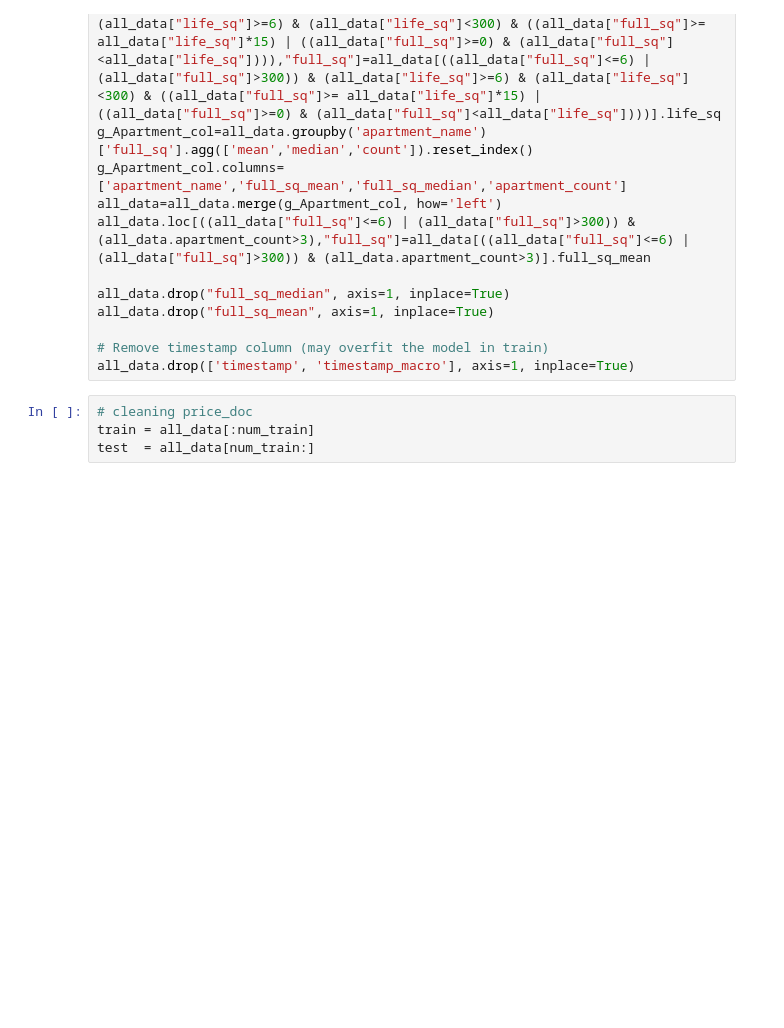
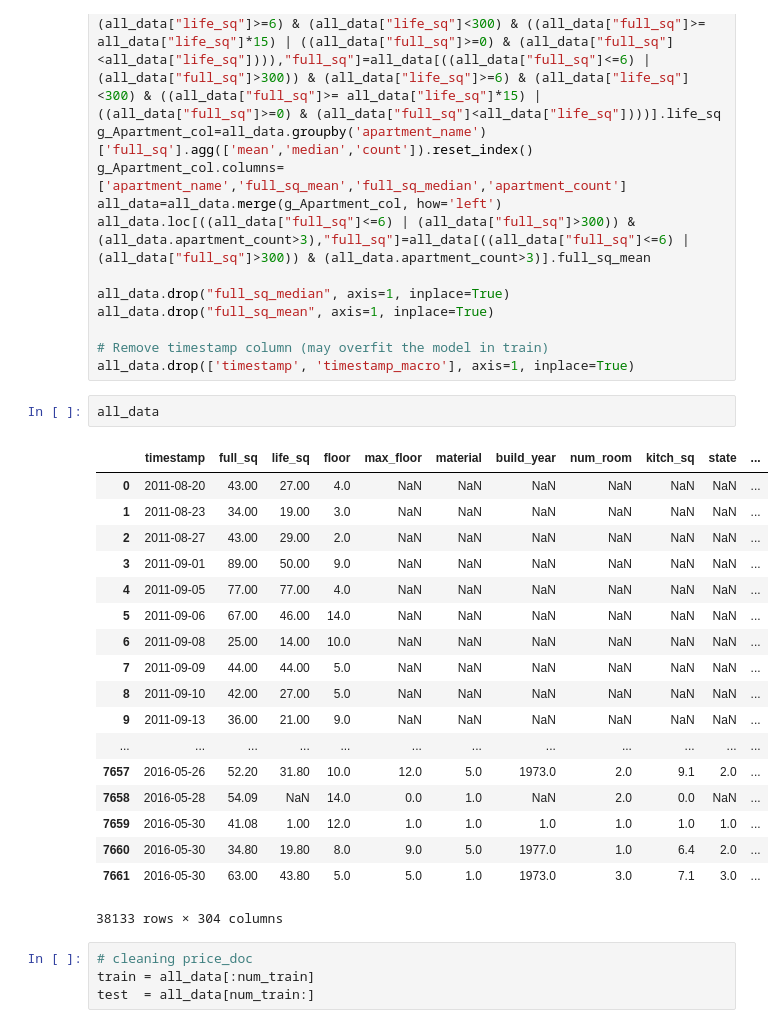
Before and after one commit to bhavesh0009/Sberbank-Russian-Housing-Market, a Jupyter notebook: Understanding price_doc.ipynb, the cells around one changed output. Drawn from its saved outputs; the diff is of its cells as text; blank space fills up the shorter version.

```diff
--- a/Understanding price_doc.ipynb
+++ b/Understanding price_doc.ipynb
@@ -38,6 +38,27 @@ all_data.drop("full_sq_mean", axis=1, inplace=True)
 
 # Remove timestamp column (may overfit the model in train)
 all_data.drop(['timestamp', 'timestamp_macro'], axis=1, inplace=True)
+# %%
+all_data
+# %% [output]
+|  | timestamp | full_sq | life_sq | floor | max_floor | material | build_year | num_room | kitch_sq | state | ... |
+| 0 | 2011-08-20 | 43.00 | 27.00 | 4.0 | NaN | NaN | NaN | NaN | NaN | NaN | ... |
+| 1 | 2011-08-23 | 34.00 | 19.00 | 3.0 | NaN | NaN | NaN | NaN | NaN | NaN | ... |
+| 2 | 2011-08-27 | 43.00 | 29.00 | 2.0 | NaN | NaN | NaN | NaN | NaN | NaN | ... |
+| 3 | 2011-09-01 | 89.00 | 50.00 | 9.0 | NaN | NaN | NaN | NaN | NaN | NaN | ... |
+| 4 | 2011-09-05 | 77.00 | 77.00 | 4.0 | NaN | NaN | NaN | NaN | NaN | NaN | ... |
+| 5 | 2011-09-06 | 67.00 | 46.00 | 14.0 | NaN | NaN | NaN | NaN | NaN | NaN | ... |
+| 6 | 2011-09-08 | 25.00 | 14.00 | 10.0 | NaN | NaN | NaN | NaN | NaN | NaN | ... |
+| 7 | 2011-09-09 | 44.00 | 44.00 | 5.0 | NaN | NaN | NaN | NaN | NaN | NaN | ... |
+| 8 | 2011-09-10 | 42.00 | 27.00 | 5.0 | NaN | NaN | NaN | NaN | NaN | NaN | ... |
+| 9 | 2011-09-13 | 36.00 | 21.00 | 9.0 | NaN | NaN | NaN | NaN | NaN | NaN | ... |
+| ... | ... | ... | ... | ... | ... | ... | ... | ... | ... | ... | ... |
+| 7657 | 2016-05-26 | 52.20 | 31.80 | 10.0 | 12.0 | 5.0 | 1973.0 | 2.0 | 9.1 | 2.0 | ... |
+| 7658 | 2016-05-28 | 54.09 | NaN | 14.0 | 0.0 | 1.0 | NaN | 2.0 | 0.0 | NaN | ... |
+| 7659 | 2016-05-30 | 41.08 | 1.00 | 12.0 | 1.0 | 1.0 | 1.0 | 1.0 | 1.0 | 1.0 | ... |
+| 7660 | 2016-05-30 | 34.80 | 19.80 | 8.0 | 9.0 | 5.0 | 1977.0 | 1.0 | 6.4 | 2.0 | ... |
+| 7661 | 2016-05-30 | 63.00 | 43.80 | 5.0 | 5.0 | 1.0 | 1973.0 | 3.0 | 7.1 | 3.0 | ... |
+38133 rows × 304 columns
 # %%
 # cleaning price_doc
 train = all_data[:num_train]
```
Also changed, not shown: 2 other files.
